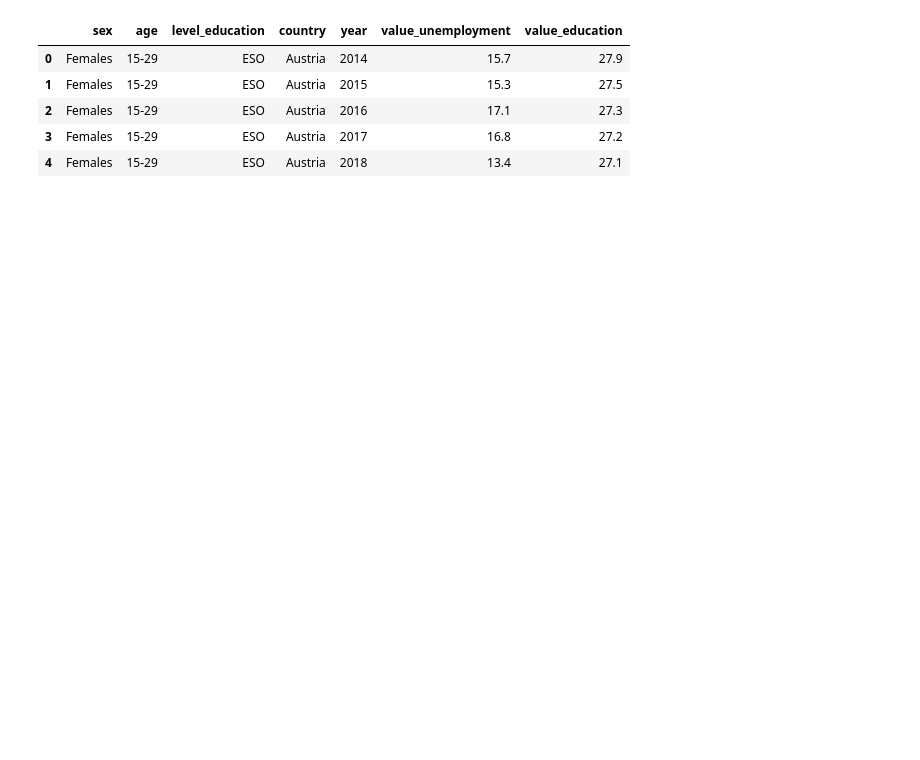
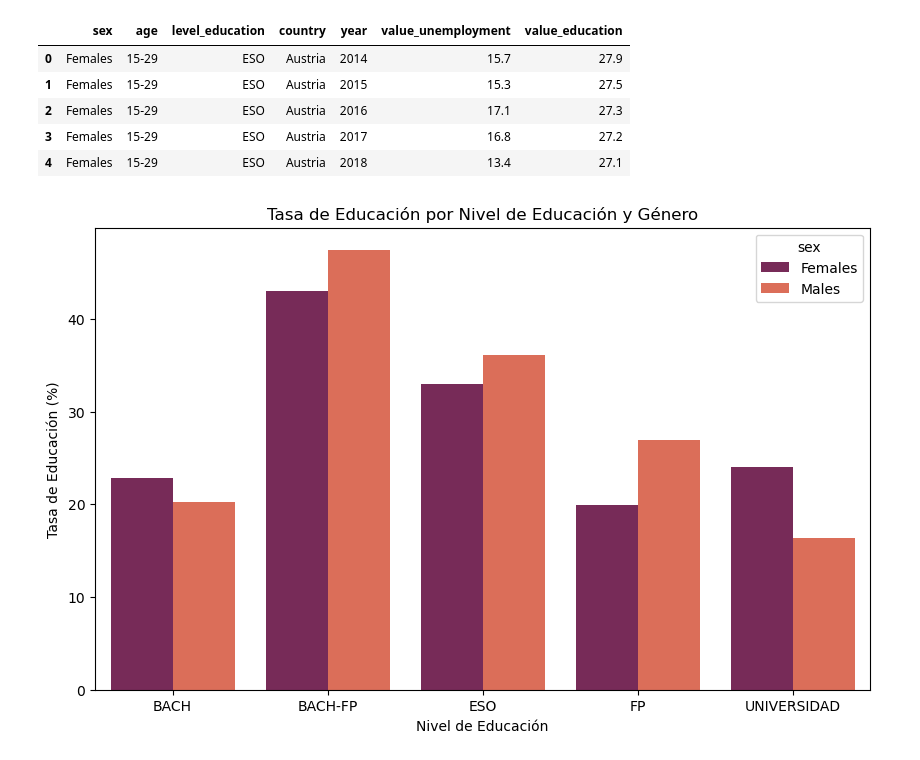
Before and after one commit to harimrys/project-ue, a Jupyter notebook: EDA.ipynb, the cells around one changed output. Cells and saved outputs as stored; diff of their text form; code cells hidden in the pictures; blank space fills up the shorter version.

```diff
--- a/EDA.ipynb
+++ b/EDA.ipynb
@@ -19,3 +17,19 @@ df.head()
 | 2 | Females | 15-29 | ESO | Austria | 2016 | 17.1 | 27.3 |
 | 3 | Females | 15-29 | ESO | Austria | 2017 | 16.8 | 27.2 |
 | 4 | Females | 15-29 | ESO | Austria | 2018 | 13.4 | 27.1 |
+# %%
+# Tasa de educación por nivel de educación y género
+df_filtrado = df[df["sex"] != 'Total']
+grupo_genero_educacion = df_filtrado.groupby(["level_education", "sex"])["value_education"].mean().reset_index()
+
+plt.figure(figsize=(10, 6))
+sns.barplot(x = "level_education", y = "value_education", hue = "sex", data = grupo_genero_educacion, palette = "rocket")
+
+plt.title('Tasa de Educación por Nivel de Educación y Género')
+plt.ylabel('Tasa de Educación (%)')
+plt.xlabel('Nivel de Educación')
+
+# Mostrar el gráfico
+plt.show()
+# %% [output]
+[figure, added]
```
Also changed, not shown: parts of 9 cells of this notebook, 3 other files.
